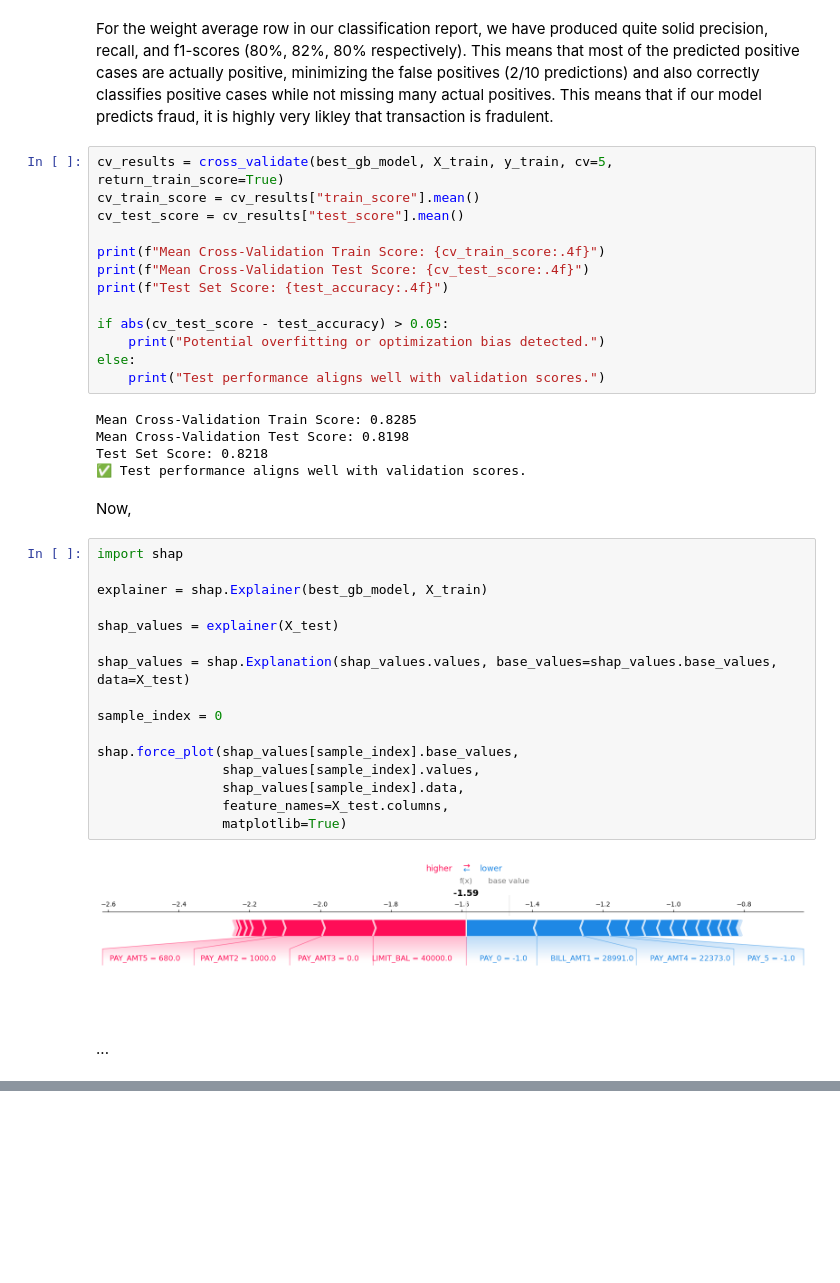
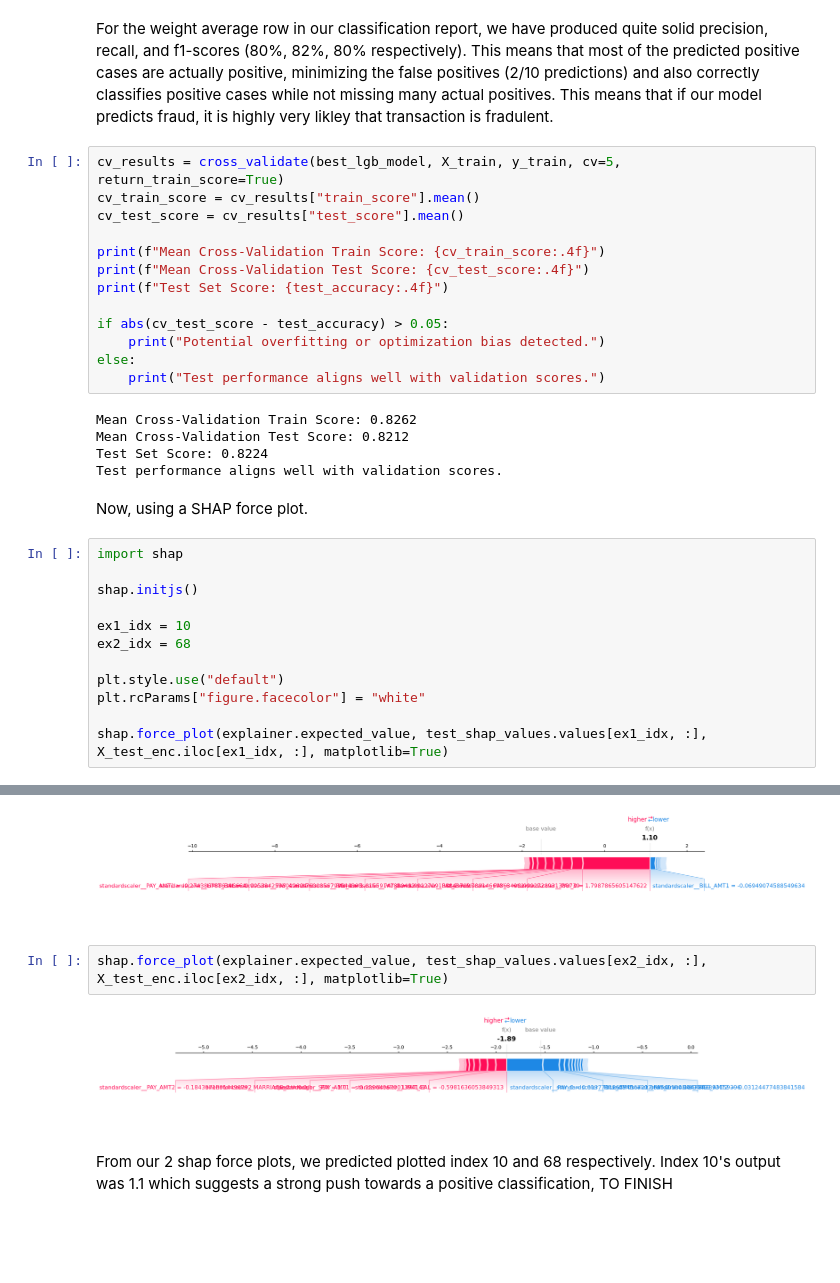
Before and after one commit to miketham24/cpsc330_hw5, a Jupyter notebook: hw5.ipynb, the cells around one changed output, grey strips where cells are left out. Saved outputs shown, nothing was run; the diff lists cells and outputs as text; blank space fills up the shorter version.

```diff
--- a/hw5.ipynb
+++ b/hw5.ipynb
@@ -964,7 +1021,7 @@ weighted avg       0.80      0.82      0.80      9000
 # %% [markdown]
 For the weight average row in our classification report, we have produced quite solid precision, recall, and f1-scores (80%, 82%, 80% respectively). This means that most of the predicted positive cases are actually positive, minimizing the false positives (2/10 predictions) and also correctly classifies positive cases while not missing many actual positives. This means that if our model predicts fraud, it is highly very likley that transaction is fradulent.
 # %%
-cv_results = cross_validate(best_gb_model, X_train, y_train, cv=5, return_train_score=True)
+cv_results = cross_validate(best_lgb_model, X_train, y_train, cv=5, return_train_score=True)
 cv_train_score = cv_results["train_score"].mean()
 cv_test_score = cv_results["test_score"].mean()
 
@@ -977,29 +1034,22 @@ if abs(cv_test_score - test_accuracy) > 0.05:
 else:
     print("Test performance aligns well with validation scores.")
 # %% [output]
-Mean Cross-Validation Train Score: 0.8285
-Mean Cross-Validation Test Score: 0.8198
-Test Set Score: 0.8218
-✅ Test performance aligns well with validation scores.
+Mean Cross-Validation Train Score: 0.8262
+Mean Cross-Validation Test Score: 0.8212
+Test Set Score: 0.8224
+Test performance aligns well with validation scores.
-# %% [markdown]
-Now,
-# %%
-import shap
-
-explainer = shap.Explainer(best_gb_model, X_train)
-
-shap_values = explainer(X_test)
-
-shap_values = shap.Explanation(shap_values.values, base_values=shap_values.base_values, data=X_test)
-
-sample_index = 0
-
-shap.force_plot(shap_values[sample_index].base_values,
-                shap_values[sample_index].values,
-                shap_values[sample_index].data,
-                feature_names=X_test.columns,
-                matplotlib=True)
-# %% [output]
-[figure, removed]
-# %% [markdown]
-...
+# %% [markdown]
+Now, using a SHAP force plot.
+# %%
+import shap
+
+shap.initjs()
+
+ex1_idx = 10
+ex2_idx = 68
+
+plt.style.use("default")
+plt.rcParams["figure.facecolor"] = "white"
+
+shap.force_plot(explainer.expected_value, test_shap_values.values[ex1_idx, :], X_test_enc.iloc[ex1_idx, :], matplotlib=True)
+# %% [output]
@@ -1006,3 +1057,10 @@ shap.force_plot(shap_values[sample_index].base_values,
+[figure, added]
+# %%
+shap.force_plot(explainer.expected_value, test_shap_values.values[ex2_idx, :], X_test_enc.iloc[ex2_idx, :], matplotlib=True)
+# %% [output]
+[figure, added]
+# %% [markdown]
+From our 2 shap force plots, we predicted plotted index 10 and 68 respectively. Index 10's output was 1.1 which suggests a strong push towards a positive classification, TO FINISH
 # %% [markdown]
 <!-- END QUESTION -->
 
```
Also changed, not shown: parts of 18 cells of this notebook, 1 other file.
